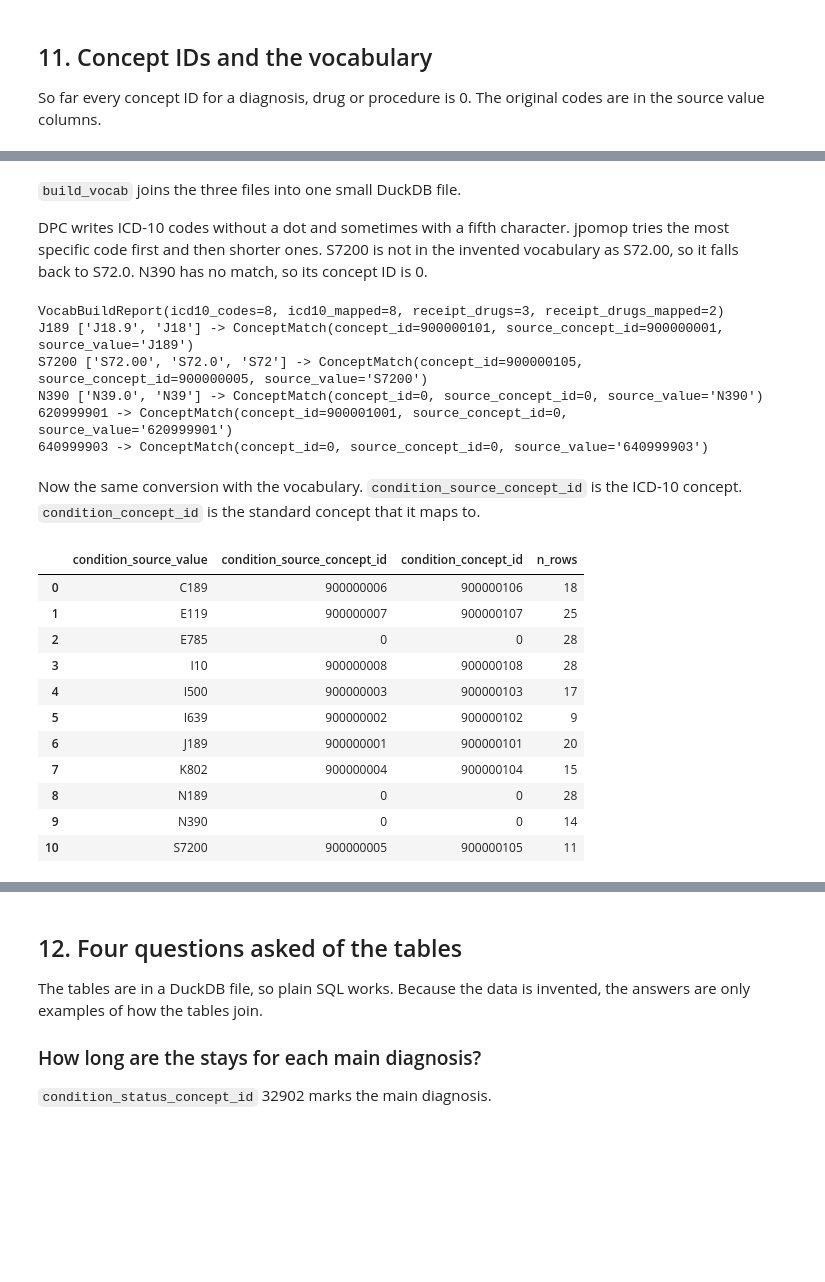
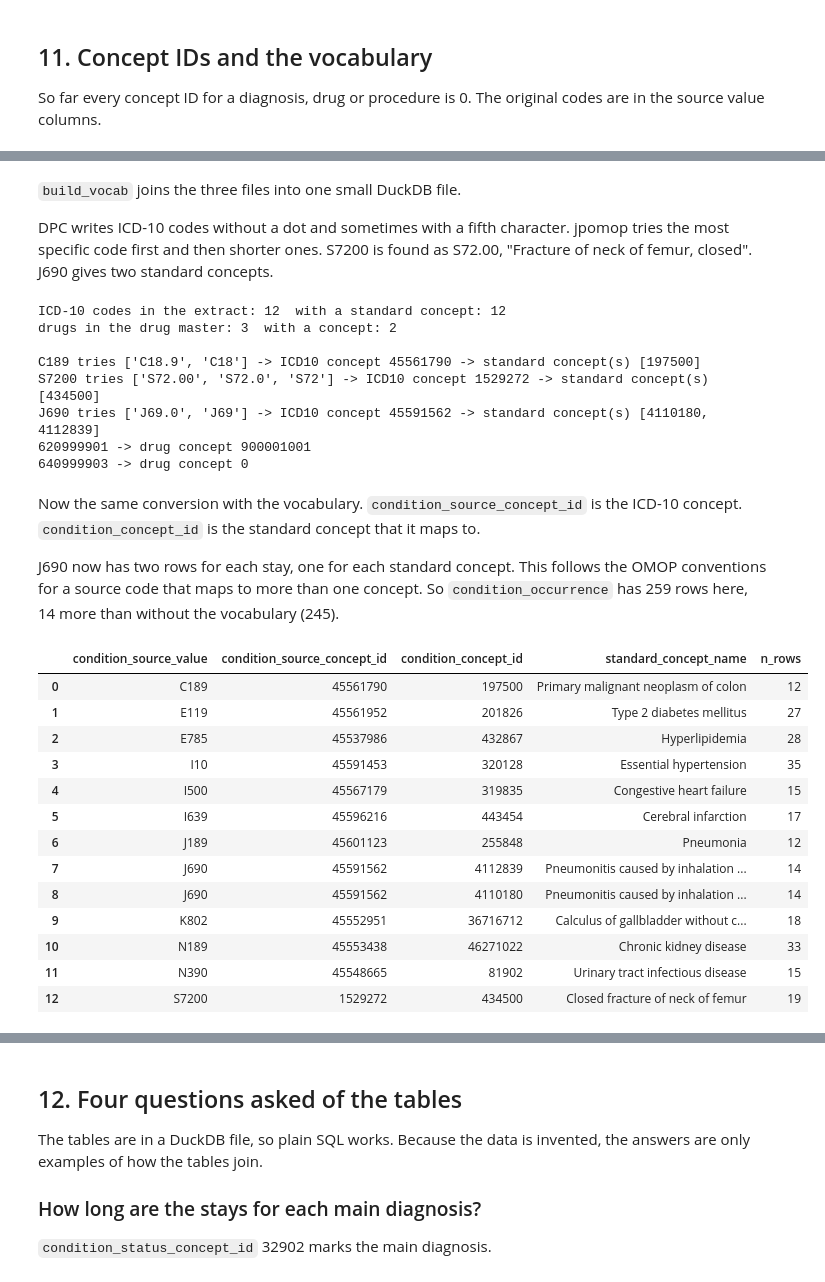
Before and after one commit to kojikojikojikoji/jpomop, a Jupyter notebook: examples/walkthrough_en.ipynb, the cells around one changed output, grey strips where cells are left out. Drawn from its saved outputs; the diff is of its cells as text; code cells hidden in the pictures; blank space fills up the shorter version.

```diff
--- a/examples/walkthrough_en.ipynb
+++ b/examples/walkthrough_en.ipynb
@@ -36,6 +36,11 @@ import jpomop
 
 pd.set_option("display.max_columns", 40)
 pd.set_option("display.width", 200)
+pd.set_option("display.max_colwidth", 80)
+
+SEED = 31                # see section 2
+FOLLOW = "0000000048"    # the patient we follow (data_id in the DPC files)
+FOLLOW_PERSON = 48       # the same patient in the CDM tables
 
 work = Path(tempfile.mkdtemp(prefix="jpomop_"))
 print("jpomop", jpomop.__version__)
@@ -586,7 +665,7 @@ src = m.yoshiki1.read_bytes().decode("cp932").splitlines()
 extra = []
 for ln in src:
     f = ln.split("\t")
-    if f[1] == "0000000001":
+    if f[1] == FOLLOW:
         f[4] = "1"              # 統括診療情報番号: 0 -> 1 (ward-group form)
         extra.append("\t".join(f))
 
@@ -686,54 +824,70 @@ _ = mapping.write_text("Category\tNHIDPLC \tOSV_ID\tOSV_NAME\n"
 
 DPC writes ICD-10 codes without a dot and sometimes with a fifth character.
 jpomop tries the most specific code first and then shorter ones.
-S7200 is not in the invented vocabulary as S72.00, so it falls back to S72.0.
-N390 has no match, so its concept ID is 0.
+S7200 is found as S72.00, "Fracture of neck of femur, closed".
+J690 gives two standard concepts.
 # %%
 from jpomop.vocab import Vocab, build_vocab, icd10_candidates
 
 vocab_path = work / "vocab.duckdb"
 vr = build_vocab(athena, [drug_master], mapping, vocab_path)
-print(vr)
+print("ICD-10 codes in the extract:", vr.icd10_codes, " with a standard concept:", vr.icd10_mapped)
+print("drugs in the drug master:", vr.receipt_drugs, " with a concept:", vr.receipt_drugs_mapped)
+print()
 
 v = Vocab.load(vocab_path)
-for code in ["J189", "S7200", "N390"]:
-    print(code, icd10_candidates(code), "->", v.map_icd10(code))
+for code in ["C189", "S7200", "J690"]:
+    hits = v.map_icd10_all(code)
+    print(code, "tries", icd10_candidates(code), "-> ICD10 concept", hits[0].source_concept_id,
+          "-> standard concept(s)", [h.concept_id for h in hits])
 for code in ["620999901", "640999903"]:
-    print(code, "->", v.map_drug(code))
+    print(code, "-> drug concept", v.map_drug(code).concept_id)
 # %% [output]
-VocabBuildReport(icd10_codes=8, icd10_mapped=8, receipt_drugs=3, receipt_drugs_mapped=2)
-J189 ['J18.9', 'J18'] -> ConceptMatch(concept_id=900000101, source_concept_id=900000001, source_value='J189')
-S7200 ['S72.00', 'S72.0', 'S72'] -> ConceptMatch(concept_id=900000105, source_concept_id=900000005, source_value='S7200')
-N390 ['N39.0', 'N39'] -> ConceptMatch(concept_id=0, source_concept_id=0, source_value='N390')
-620999901 -> ConceptMatch(concept_id=900001001, source_concept_id=0, source_value='620999901')
-640999903 -> ConceptMatch(concept_id=0, source_concept_id=0, source_value='640999903')
+ICD-10 codes in the extract: 12  with a standard concept: 12
+drugs in the drug master: 3  with a concept: 2
+
+C189 tries ['C18.9', 'C18'] -> ICD10 concept 45561790 -> standard concept(s) [197500]
+S7200 tries ['S72.00', 'S72.0', 'S72'] -> ICD10 concept 1529272 -> standard concept(s) [434500]
+J690 tries ['J69.0', 'J69'] -> ICD10 concept 45591562 -> standard concept(s) [4110180, 4112839]
+620999901 -> drug concept 900001001
+640999903 -> drug concept 0
 # %% [markdown]
 Now the same conversion with the vocabulary.
 `condition_source_concept_id` is the ICD-10 concept.
 `condition_concept_id` is the standard concept that it maps to.
+
+J690 now has two rows for each stay, one for each standard concept.
+This follows the OMOP conventions for a source code that maps to more than one concept.
+So `condition_occurrence` has 259 rows here, 14 more than without the vocabulary (245).
 # %%
 cdm3 = work / "cdm_with_vocab.duckdb"
 report3 = run_etl([m.yoshiki1], [m.ef], cdm3, vocab=vocab_path)
 
 con3 = duckdb.connect(str(cdm3), read_only=True)
-con3.sql("""
-    SELECT condition_source_value, condition_source_concept_id, condition_concept_id,
-           count(*) AS n_rows
-    FROM condition_occurrence GROUP BY ALL ORDER BY condition_source_value
+con3.sql(f"""
+    SELECT c.condition_source_value, c.condition_source_concept_id, c.condition_concept_id,
+           n.concept_name AS standard_concept_name, count(*) AS n_rows
+    FROM condition_occurrence c
+    LEFT JOIN read_csv('{athena / "CONCEPT.csv"}', delim='\t', header=true, quote='',
+                       all_varchar=true) n
+      ON n.concept_id = CAST(c.condition_concept_id AS VARCHAR)
+    GROUP BY ALL ORDER BY c.condition_source_value
 """).df()
 # %% [output]
-|  | condition_source_value | condition_source_concept_id | condition_concept_id | n_rows |
-| 0 | C189 | 900000006 | 900000106 | 18 |
-| 1 | E119 | 900000007 | 900000107 | 25 |
-| 2 | E785 | 0 | 0 | 28 |
-| 3 | I10 | 900000008 | 900000108 | 28 |
-| 4 | I500 | 900000003 | 900000103 | 17 |
-| 5 | I639 | 900000002 | 900000102 | 9 |
-| 6 | J189 | 900000001 | 900000101 | 20 |
-| 7 | K802 | 900000004 | 900000104 | 15 |
-| 8 | N189 | 0 | 0 | 28 |
-| 9 | N390 | 0 | 0 | 14 |
-| 10 | S7200 | 900000005 | 900000105 | 11 |
+|  | condition_source_value | condition_source_concept_id | condition_concept_id | standard_concept_name | n_rows |
+| 0 | C189 | 45561790 | 197500 | Primary malignant neoplasm of colon | 12 |
+| 1 | E119 | 45561952 | 201826 | Type 2 diabetes mellitus | 27 |
+| 2 | E785 | 45537986 | 432867 | Hyperlipidemia | 28 |
+| 3 | I10 | 45591453 | 320128 | Essential hypertension | 35 |
+| 4 | I500 | 45567179 | 319835 | Congestive heart failure | 15 |
+| 5 | I639 | 45596216 | 443454 | Cerebral infarction | 17 |
+| 6 | J189 | 45601123 | 255848 | Pneumonia | 12 |
+| 7 | J690 | 45591562 | 4112839 | Pneumonitis caused by inhalation ... | 14 |
+| 8 | J690 | 45591562 | 4110180 | Pneumonitis caused by inhalation ... | 14 |
+| 9 | K802 | 45552951 | 36716712 | Calculus of gallbladder without c... | 18 |
+| 10 | N189 | 45553438 | 46271022 | Chronic kidney disease | 33 |
+| 11 | N390 | 45548665 | 81902 | Urinary tract infectious disease | 15 |
+| 12 | S7200 | 1529272 | 434500 | Closed fracture of neck of femur | 19 |
 # %% [markdown]
 `coverage` counts how many rows and how many different codes got a nonzero concept ID.
 It also lists the codes that did not, with the most frequent first.
```
Also changed, not shown: parts of 63 cells of this notebook, 1 other file.
